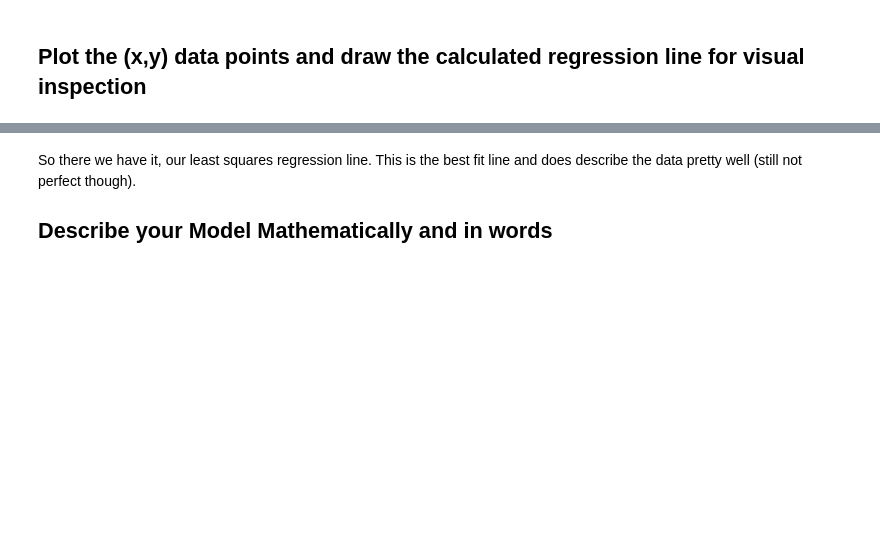
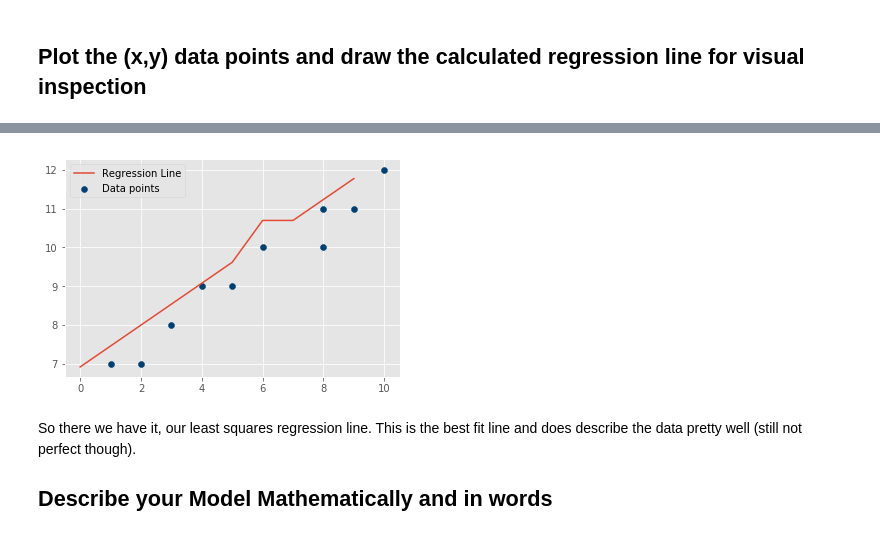
Before and after one commit to MissAle17/dsc-0-10-07-simple-linear-regression-lab-online-ds-sp-000, a Jupyter notebook: index.ipynb, the cells around one changed output, grey strips where cells are left out. Drawn from its saved outputs; the diff is of its cells as text; code cells hidden in the pictures; blank space fills up the shorter version.

Commit message:
Checkpoint - Line drawn

```diff
--- a/index.ipynb
+++ b/index.ipynb
@@ -89,7 +89,8 @@ def best_fit(xs,ys):
     m = calc_slope(xs, ys)
     y_hat = np.mean(ys)
     x_hat = np.mean(xs)
-    return y_hat - (m*x_hat)
+    b =(y_hat - (m*x_hat))
+    return m,b
 
 # Uncomment below to test your function
 m,b = best_fit(X,Y)
@@ -108,10 +109,9 @@ We now have a working model with `m` and `b` as model parameters. We can create
 Write a function `reg_line()` that takes in slope, intercept and X vector and calculates the regression line using Y= mX+b for each point in X.
 # %%
 def reg_line (m, b, xs):
-
-    pass
+    return [(m*i +b) for i in xs]
 
 # Uncomment below
-#regression_line = reg_line(m,b,X)
+regression_line = reg_line(m,b,X)
 # %% [markdown]
 ## Plot the (x,y) data points and draw the calculated regression line for visual inspection
@@ -122,3 +118,11 @@ def reg_line (m, b, xs):
+# %%
+# Plot data and regression line
+plt.scatter(X,Y,color = '#003F72',label = "Data points")
+plt.plot(regression_line, label="Regression Line")
+plt.legend()
+plt.show()
+# %% [output]
+[figure, added]
 # %% [markdown]
 So there we have it, our least squares regression line. This is the best fit line and does describe the data pretty well (still not perfect though).
 
```
Also changed, not shown: parts of 2 cells of this notebook.
